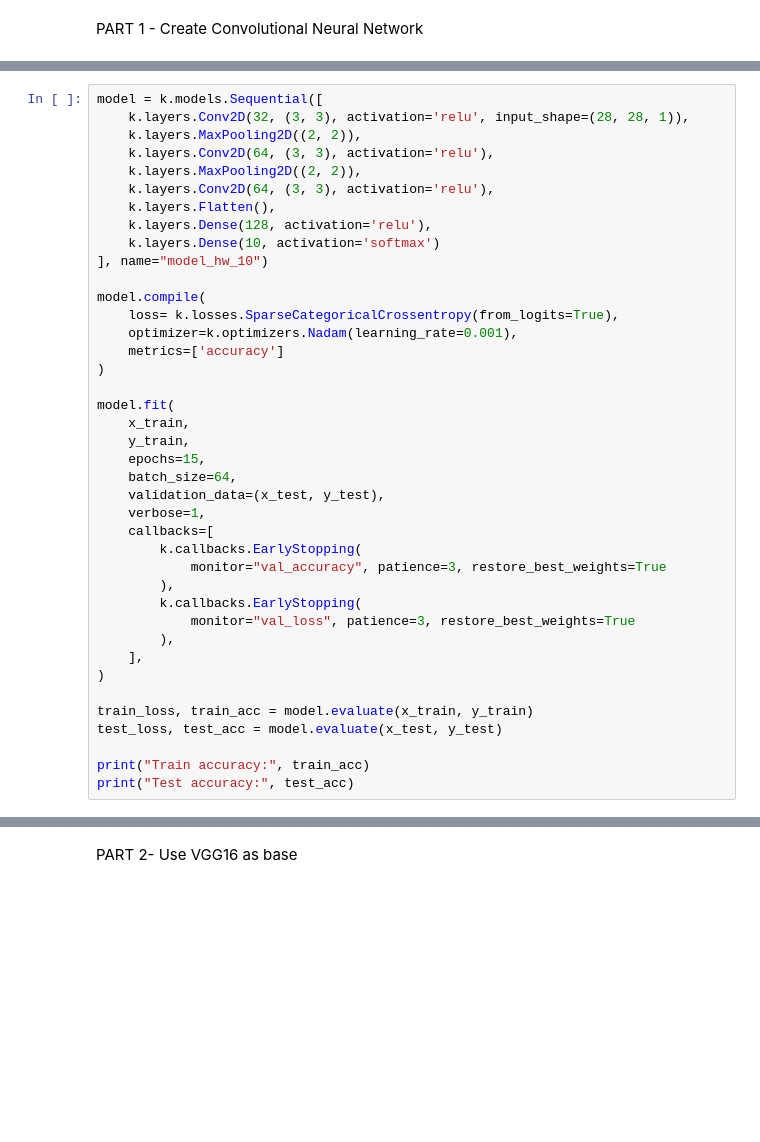
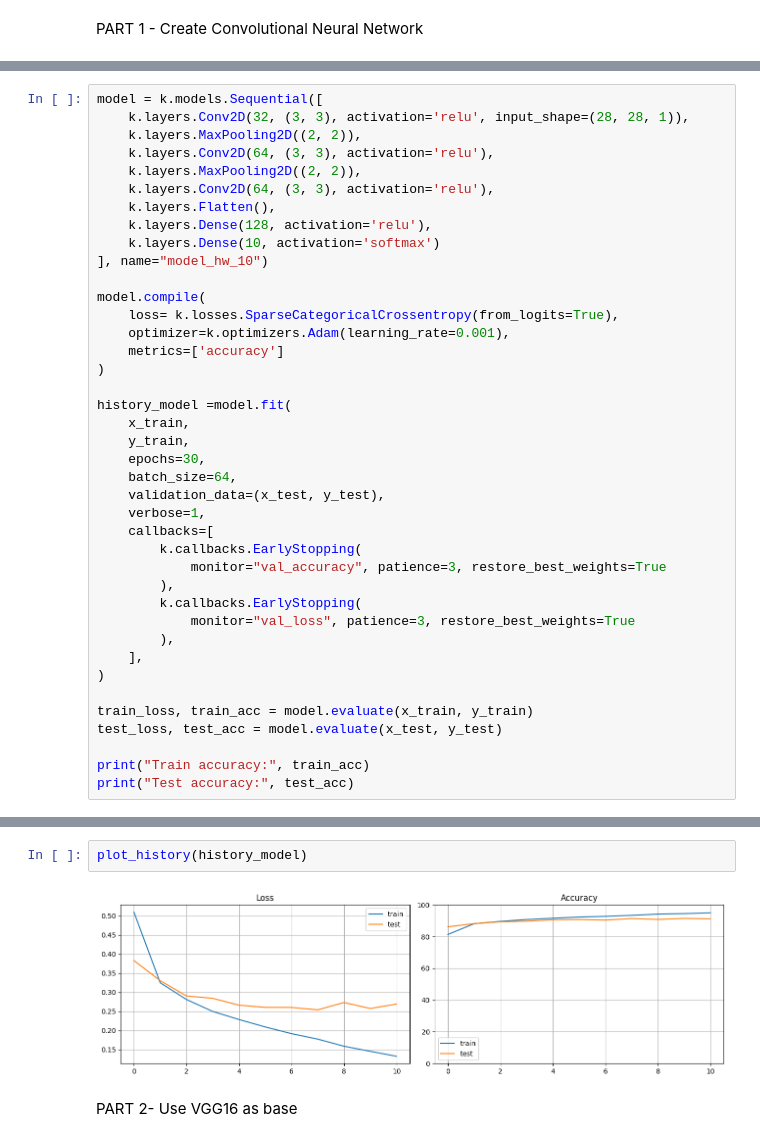
Before and after one commit to tarsweb-Python-GOIT/DS-HW, a Jupyter notebook: HW-10.ipynb, the cells around one changed output, grey strips where cells are left out. Drawn from its saved outputs; the diff is of its cells as text; blank space fills up the shorter version.

```diff
--- a/HW-10.ipynb
+++ b/HW-10.ipynb
@@ -117,14 +118,14 @@ model = k.models.Sequential([
 
 model.compile(
     loss= k.losses.SparseCategoricalCrossentropy(from_logits=True),
-    optimizer=k.optimizers.Nadam(learning_rate=0.001),
+    optimizer=k.optimizers.Adam(learning_rate=0.001),
     metrics=['accuracy']
 )
 
-model.fit(
+history_model =model.fit(
     x_train,
     y_train,
-    epochs=15,
+    epochs=30,
     batch_size=64,
     validation_data=(x_test, y_test),
     verbose=1,
@@ -164,2 +165,6 @@ Test accuracy: 0.9132999777793884
+# %%
+plot_history(history_model)
+# %% [output]
+[figure, added]
 # %% [markdown]
 PART 2- Use VGG16 as base
```
Also changed, not shown: parts of 4 cells of this notebook.
